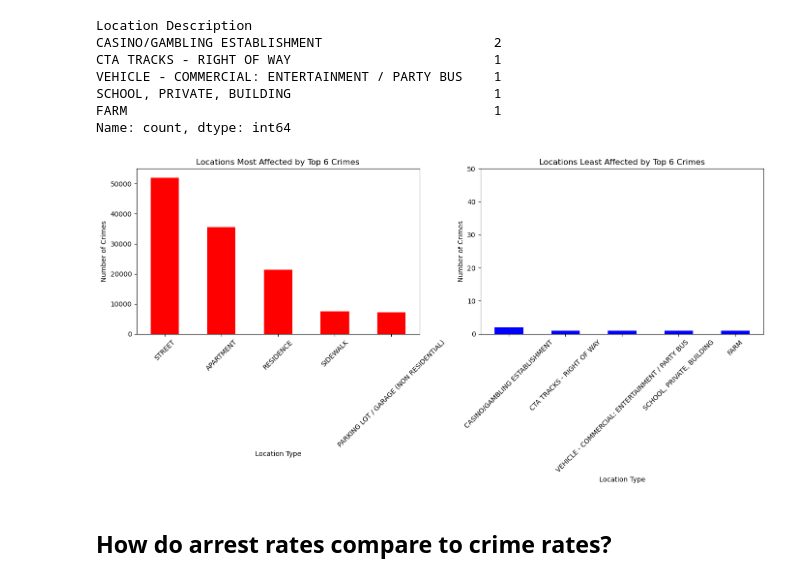
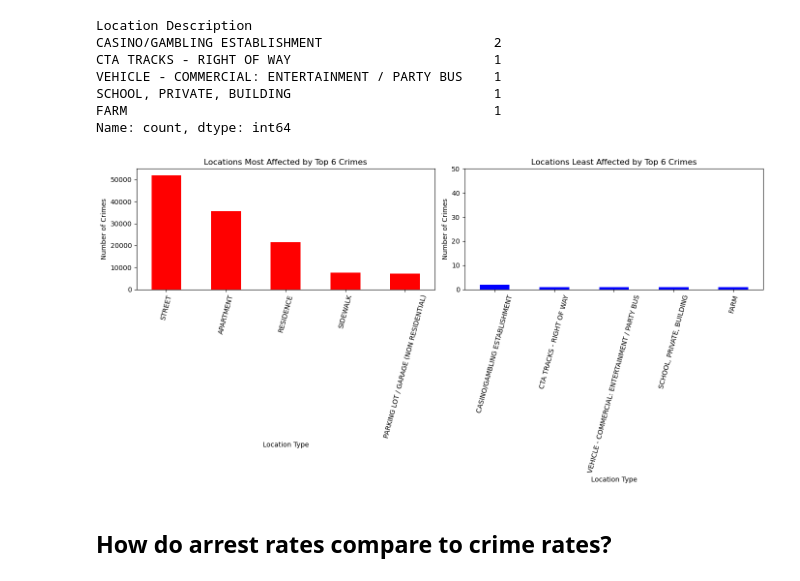
Before and after one commit to ktg8080/Project_1, a Jupyter notebook: crime_analysis.ipynb, the cells around one changed output. Drawn from its saved outputs; the diff is of its cells as text; code cells hidden in the pictures.

Commit message:
additional visualization

```diff
--- a/crime_analysis.ipynb
+++ b/crime_analysis.ipynb
@@ -246,29 +277,29 @@ Name: count, dtype: int64
 # %%
 # Plot the most and least affected location's crime counts.
 plt.figure(figsize=(14, 7))
 
 # Most affected wards
 plt.subplot(1, 2, 1)
 location_most_affected_by_top_crime_df.plot(kind='bar', color='red')
 plt.title('Locations Most Affected by Top 6 Crimes')
 plt.xlabel('Location Type')
 plt.ylabel('Number of Crimes')
 plt.ylim(0, 55000)
-plt.xticks(rotation=45)
+plt.xticks(rotation=75)
 
 # Least affected wards
 plt.subplot(1, 2, 2)
 location_least_affected_by_top_crime_df.plot(kind='bar', color='blue')
 plt.title('Locations Least Affected by Top 6 Crimes')
 plt.xlabel('Location Type')
 plt.ylabel('Number of Crimes')
 plt.ylim(0, 50)
-plt.xticks(rotation=45)
+plt.xticks(rotation=75)
 
 plt.tight_layout()
 plt.show()
 # %% [output]
-[figure, old version]
+[figure, new version]
 # %% [markdown]
 ## How do arrest rates compare to crime rates?
 # %%
```
Also changed, not shown: parts of 4 cells of this notebook.
